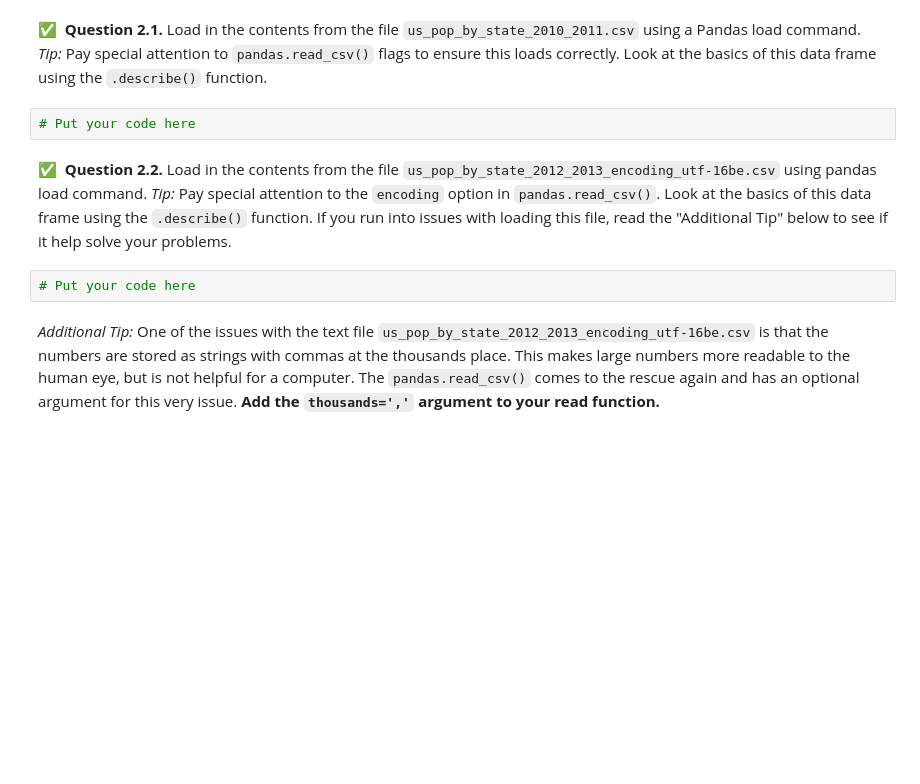
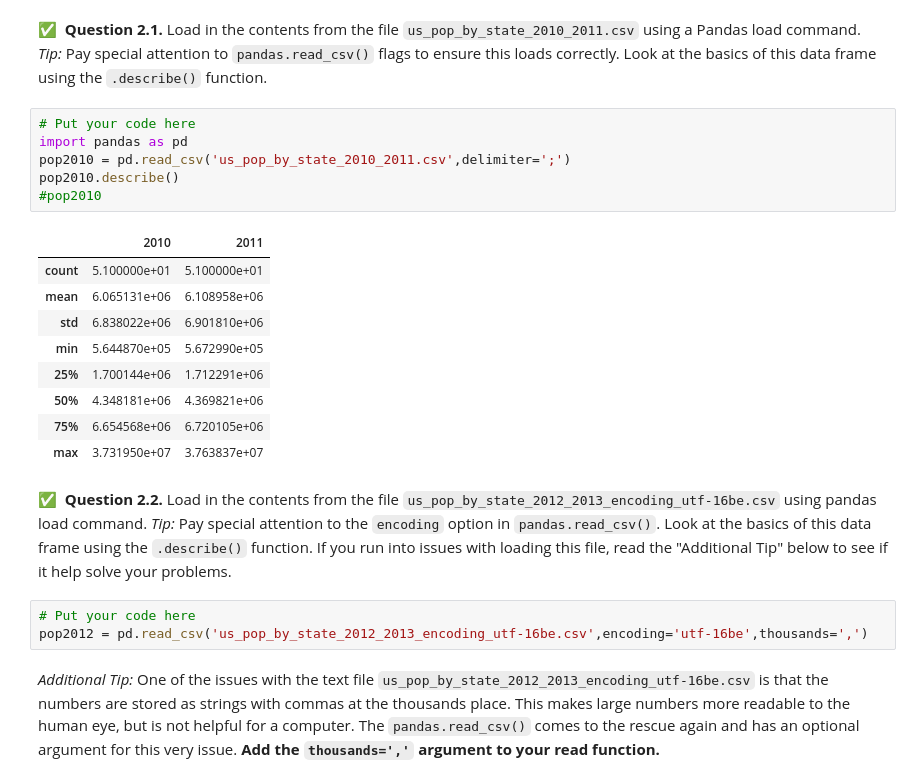
Before and after one commit to andrew-koren/cautious-adventure, a Jupyter notebook: my shit/cmse/Day-12_Pre-Class_Data_File_Formats_Manipulation-STUDENT.ipynb, the cells around one changed output. Saved outputs shown, nothing was run; the diff lists cells and outputs as text; blank space fills up the shorter version.

```diff
--- a/my shit/cmse/Day-12_Pre-Class_Data_File_Formats_Manipulation-STUDENT.ipynb
+++ b/my shit/cmse/Day-12_Pre-Class_Data_File_Formats_Manipulation-STUDENT.ipynb
@@ -94,12 +98,27 @@ us_pop_by_state_2017a | ? | ? | ? | ? |
 ## Part 2.  Load text files with Pandas and Practice Plotting
 # %% [markdown]
 &#9989;&nbsp; **Question 2.1.**  Load in the contents from the file `us_pop_by_state_2010_2011.csv` using a Pandas load command.  *Tip:* Pay special attention to `pandas.read_csv()` flags to ensure this loads correctly.  Look at the basics of this data frame using the `.describe()` function.
-# %%
-# Put your code here
+# %%
+# Put your code here
+import pandas as pd
+pop2010 = pd.read_csv('us_pop_by_state_2010_2011.csv',delimiter=';')
+pop2010.describe()
+#pop2010
+# %% [output]
+|  | 2010 | 2011 |
+| count | 5.100000e+01 | 5.100000e+01 |
+| mean | 6.065131e+06 | 6.108958e+06 |
+| std | 6.838022e+06 | 6.901810e+06 |
+| min | 5.644870e+05 | 5.672990e+05 |
+| 25% | 1.700144e+06 | 1.712291e+06 |
+| 50% | 4.348181e+06 | 4.369821e+06 |
+| 75% | 6.654568e+06 | 6.720105e+06 |
+| max | 3.731950e+07 | 3.763837e+07 |
 # %% [markdown]
 &#9989;&nbsp; **Question 2.2.**  Load in the contents from the file `us_pop_by_state_2012_2013_encoding_utf-16be.csv` using pandas load command. *Tip:* Pay special attention to the `encoding` option in `pandas.read_csv()`. Look at the basics of this data frame using the `.describe()` function. If you run into issues with loading this file, read the "Additional Tip" below to see if it help solve your problems.
 # %%
 # Put your code here
+pop2012 = pd.read_csv('us_pop_by_state_2012_2013_encoding_utf-16be.csv',encoding='utf-16be',thousands=',')
 # %% [markdown]
 *Additional Tip:* One of the issues with the text file `us_pop_by_state_2012_2013_encoding_utf-16be.csv` is that the numbers are stored as strings with commas at the thousands place.  This makes large numbers more readable to the human eye, but is not helpful for a computer.  The `pandas.read_csv()` comes to the rescue again and has an optional argument for this very issue.  **Add the `thousands=','` argument to your read function.**
 # %% [markdown]
```
Also changed, not shown: parts of 9 cells of this notebook, 6 other files.
